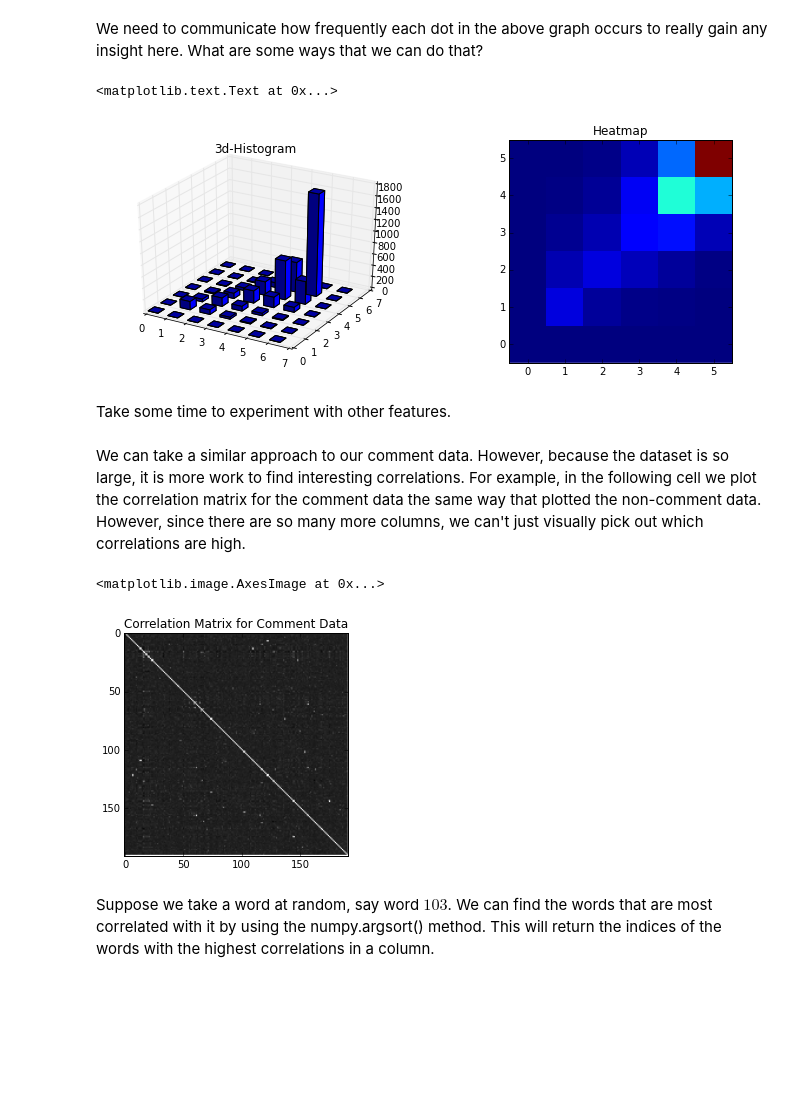
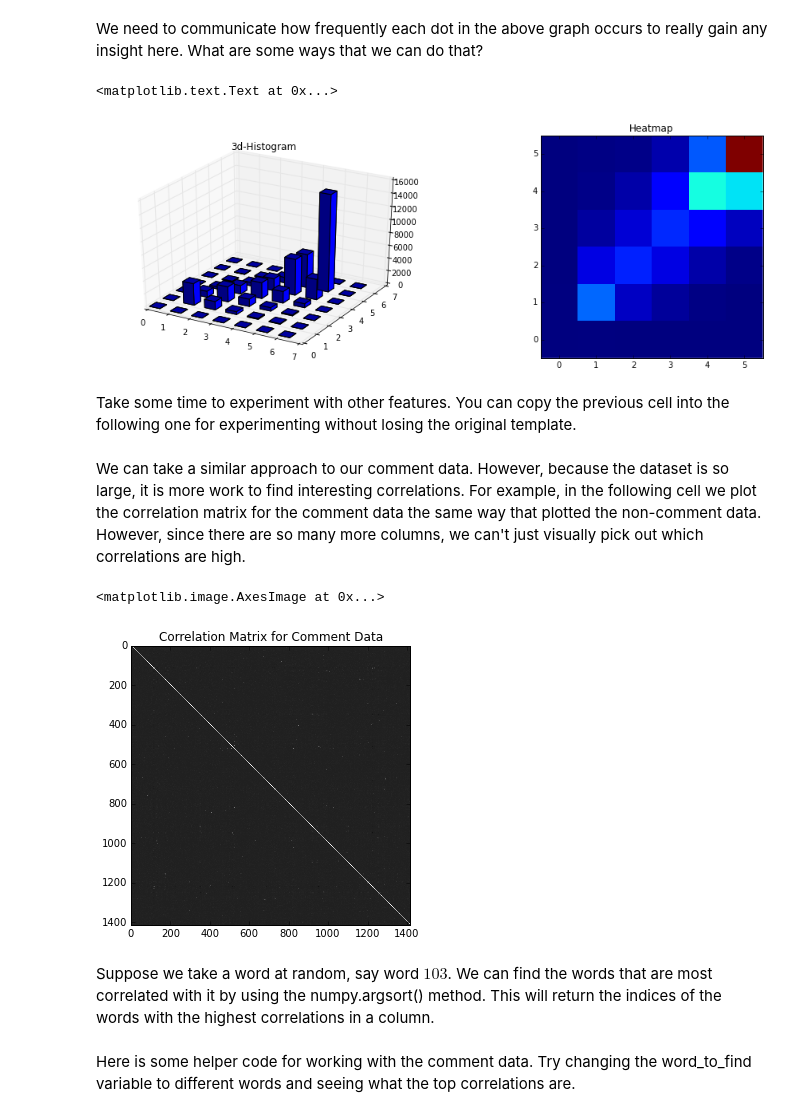
Before and after one commit to jonathancstroud/rmp, a Jupyter notebook: tutorials/2015_12_03_Pandas/rate_my_prof_vis.ipynb, the cells around one changed output. Saved outputs shown, nothing was run; the diff lists cells and outputs as text; code cells hidden in the pictures; blank space fills up the shorter version.

Commit message:
Modifications to the notebook for clarity.
Also spelling errors.

```diff
--- a/tutorials/2015_12_03_Pandas/rate_my_prof_vis.ipynb
+++ b/tutorials/2015_12_03_Pandas/rate_my_prof_vis.ipynb
@@ -35,8 +35,14 @@ We will be analyzing both the comment and non-comment data.  However, the non-co
 # %%
-nrows=5000
+nrows=50000
+# This is a list of the features that we wil be importing.  Feel free to lengthen or
+# shorten the list, as needed.
 feature_columns = ['id','textbookuse','interest','grade','helpcount','nothelpcount',
                    'online','profgender','profhotness','helpfulness','clarity','easiness','quality']
 train_data_features = pd.read_csv("./data/newtrain.csv", nrows=nrows, usecols=feature_columns)
+
+# Some of the columns contain NaN placeholders.  We won't be able to very much while they are there.
+# Fortunately, Pandas has a fillna() command that replaces them with a specified value.  In this case,
+# we chose the mean.
 train_data_features.fillna(train_data_features.mean(), inplace=True)
 col_names = train_data_features.columns.tolist()
 # %% [markdown]
@@ -183,57 +189,63 @@ We need to communicate how frequently each dot in the above graph occurs to real
 # %%
 # This creates a histogram. Is this more informative than the scatter plot?
 fig = plt.figure()
-fig.set_size_inches(12, 4)
+fig.set_size_inches(16, 5)
 ax.set_title("Correlation clarity and helpfulness")
 ax = fig.add_subplot(121, projection='3d')
 
 # These values give the range of values the features may take. In
 # this example, clarity is on the x axis and helpfulness is on the
 # y axis.
 xx = np.arange(0,7,1)
 yy = np.arange(0,7,1)
 
 # Dealing with 3d graphs is a pain.  What follows is a framework that you
 # can use to create your own.
 xpos, ypos = np.meshgrid(xx,yy)
 xpos = xpos.flatten()
 ypos = ypos.flatten()
 zpos = np.zeros(len(ypos))
 dx = 0.5*np.ones_like(zpos)
 dy = dx.copy()
 
 # The zz values give how tall each bar in our graph is.
 zz = np.zeros((len(xx), len(yy)))
-for i in range(len(train_data_features['clarity'])):
-    zz[train_data_features['clarity'][i], train_data_features['helpfulness'][i]] += 1
+for k in range(len(train_data_features['clarity'])):
+    # Increment zz[i,j] when clarity = i and helpfulness = j
+    zz[train_data_features['clarity'][k], train_data_features['helpfulness'][k]] += 1
 
-# Save the zz matrix to display as an image.
+# Save the zz matrix for later display as an image or heatmap.
 im_zz = zz.copy()
+
+# More 3d plot stuff.
 dz = zz.flatten(order='F')
-ax.bar3d(xpos, ypos, zpos, dx, dy, dz, color='b')#, zsort='average')
+ax.bar3d(xpos, ypos, zpos, dx, dy, dz, color='b', zsort='average')
 ax.set_title('3d-Histogram')
 
 # Plot the im_zz matrix as a heatmap.
 ax = fig.add_subplot(122)
 ax.imshow(im_zz[:-1,:-1], interpolation='none', origin='lower')
 ax.set_title('Heatmap')
 # %% [output]
 <matplotlib.text.Text at 0x...>
-[figure, old version]
+[figure, new version]
 # %% [markdown]
-Take some time to experiment with other features.
+Take some time to experiment with other features.  You can copy the previous cell into the following one for experimenting without losing the original template.
 # %% [markdown]
 We can take a similar approach to our comment data.  However, because the dataset is so large, it is more work to find interesting correlations.  For example, in the following cell we plot the correlation matrix for the comment data the same way that plotted the non-comment data.  However, since there are so many more columns, we can't just visually pick out which correlations are high.
 # %%
 comment_corr_matrix = np.corrcoef(experiment_df.drop(['id'], axis=1), rowvar=0)
 
 fig = plt.figure()
+fig.set_size_inches(16, 5)
 ax = fig.add_subplot(111)
 ax.set_title("Correlation Matrix for Comment Data")
 ax.imshow(comment_corr_matrix, cmap='gray')
 # %% [output]
 <matplotlib.image.AxesImage at 0x...>
-[figure, old version]
+[figure, new version]
 # %% [markdown]
 Suppose we take a word at random, say word $103$. We can find the words that are most correlated with it by using the numpy.argsort() method.  This will return the indices of the words with the highest correlations in a column.
+# %% [markdown]
+Here is some helper code for working with the comment data.  Try changing the word_to_find variable to different words and seeing what the top correlations are.
 # %%
```
Also changed, not shown: parts of 12 cells of this notebook.
